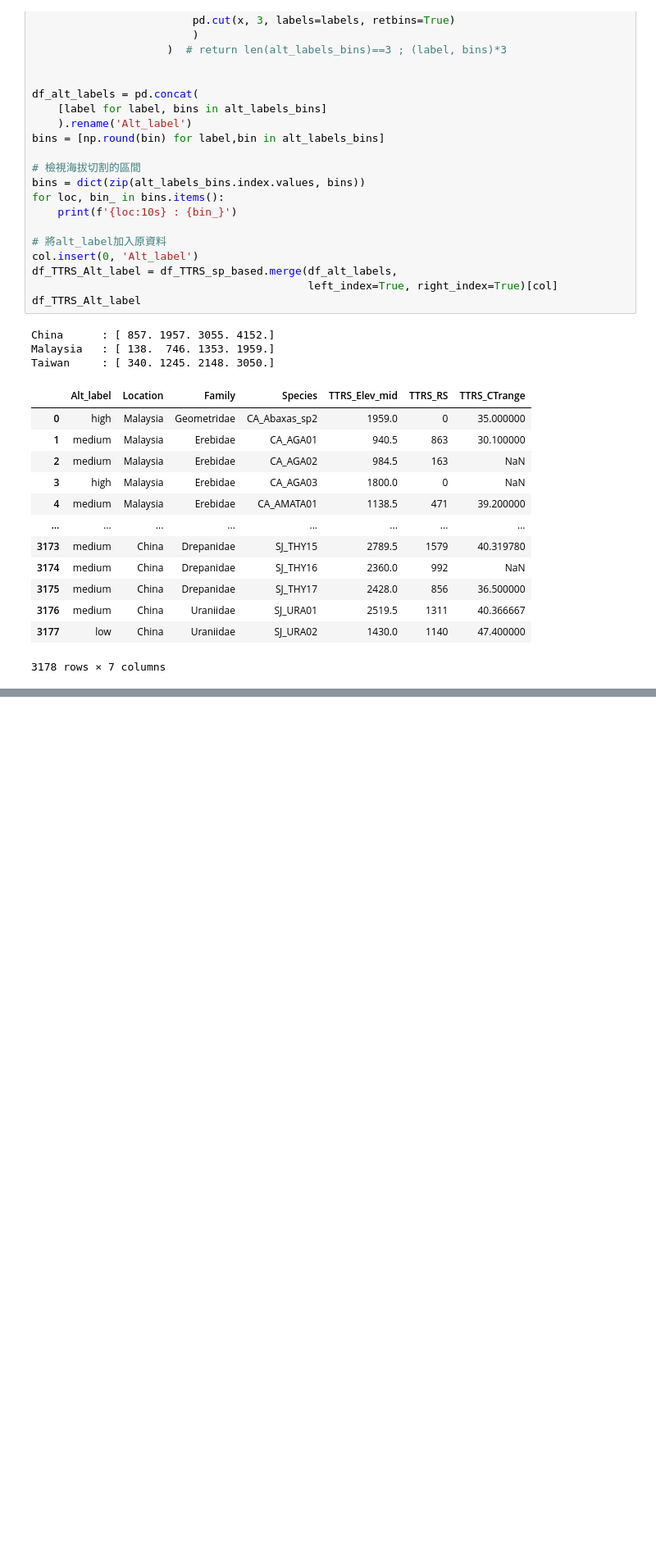
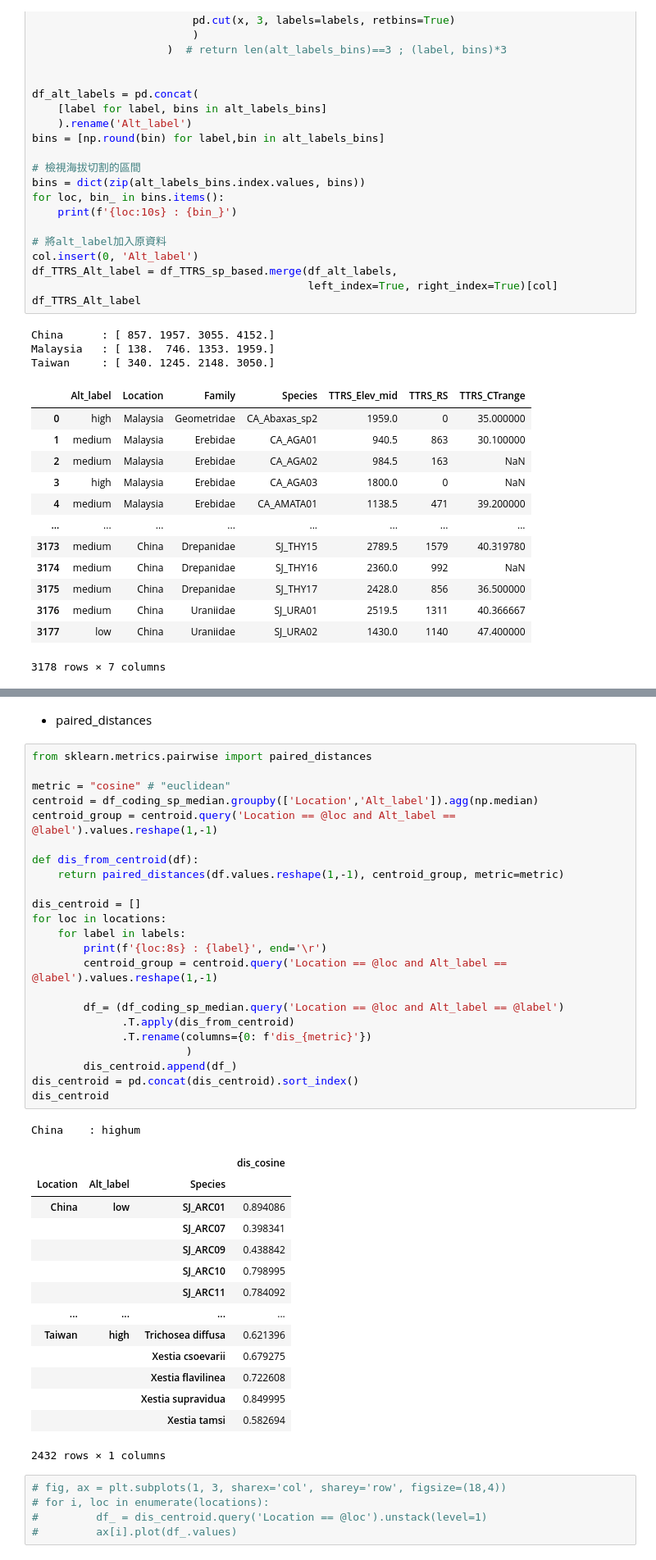
Before and after one commit to YunghuiHsu/Moth_Project, a Jupyter notebook: Moth_thermal/vsc/explore_LatentSpace.ipynb, the cells around one changed output, grey strips where cells are left out. Shown at 82% size. Drawn from its saved outputs; the diff is of its cells as text; blank space fills up the shorter version.

```diff
--- a/Moth_thermal/vsc/explore_LatentSpace.ipynb
+++ b/Moth_thermal/vsc/explore_LatentSpace.ipynb
@@ -954,0 +965,46 @@ df_coding_sp_median_alt
+# %% [markdown]
+- paired_distances
+# %%
+from sklearn.metrics.pairwise import paired_distances
+
+metric = "cosine" # "euclidean"
+centroid = df_coding_sp_median.groupby(['Location','Alt_label']).agg(np.median)
+centroid_group = centroid.query('Location == @loc and Alt_label == @label').values.reshape(1,-1)
+
+def dis_from_centroid(df):
+    return paired_distances(df.values.reshape(1,-1), centroid_group, metric=metric)
+
+dis_centroid = []
+for loc in locations:
+    for label in labels:
+        print(f'{loc:8s} : {label}', end='\r')
+        centroid_group = centroid.query('Location == @loc and Alt_label == @label').values.reshape(1,-1)
+
+        df_= (df_coding_sp_median.query('Location == @loc and Alt_label == @label')
+              .T.apply(dis_from_centroid)
+              .T.rename(columns={0: f'dis_{metric}'})
+                        )
+        dis_centroid.append(df_)
+dis_centroid = pd.concat(dis_centroid).sort_index()
+dis_centroid
+# %% [output]
+China    : highum
+|  |  |  | dis_cosine |
+| Location | Alt_label | Species |  |
+| China | low | SJ_ARC01 | 0.894086 |
+|  |  | SJ_ARC07 | 0.398341 |
+|  |  | SJ_ARC09 | 0.438842 |
+|  |  | SJ_ARC10 | 0.798995 |
+|  |  | SJ_ARC11 | 0.784092 |
+| ... | ... | ... | ... |
+| Taiwan | high | Trichosea diffusa | 0.621396 |
+|  |  | Xestia csoevarii | 0.679275 |
+|  |  | Xestia flavilinea | 0.722608 |
+|  |  | Xestia supravidua | 0.849995 |
+|  |  | Xestia tamsi | 0.582694 |
+2432 rows × 1 columns
+# %%
+# fig, ax = plt.subplots(1, 3, sharex='col', sharey='row', figsize=(18,4))
+# for i, loc in enumerate(locations):
+#         df_ = dis_centroid.query('Location == @loc').unstack(level=1)
+#         ax[i].plot(df_.values)
```
Also changed, not shown: parts of 10 cells of this notebook.
